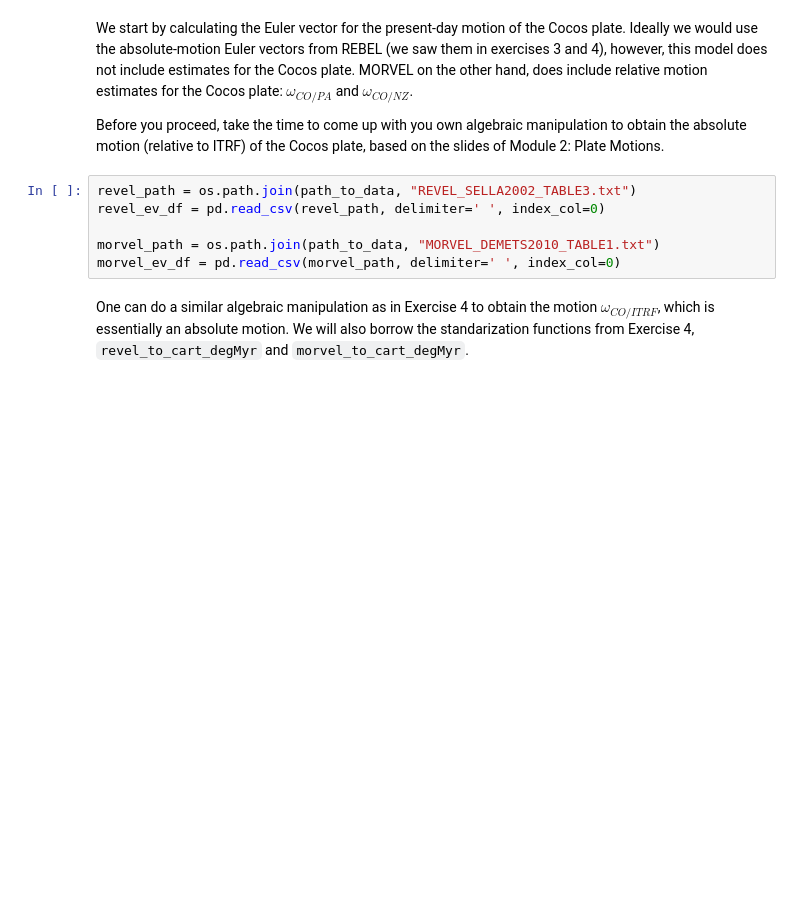
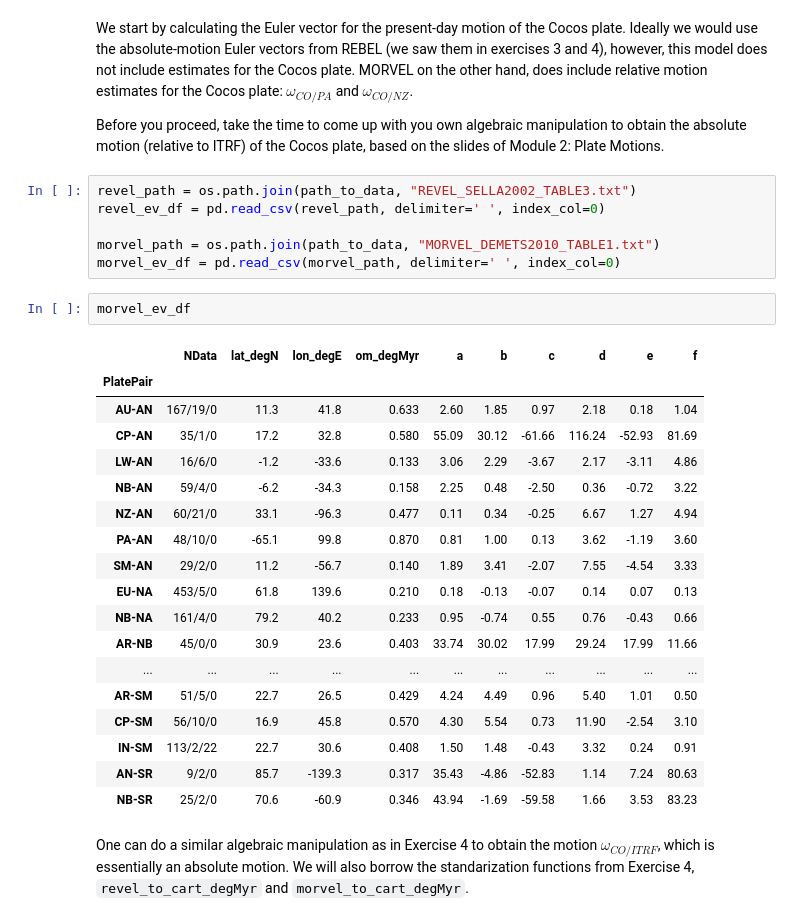
Before and after one commit to ValeEspinozaF/GeodynamicsTeaching-KU2024, a Jupyter notebook: EX6_DYNAMIC_FORCES.ipynb, the cells around one changed output. Saved outputs shown, nothing was run; the diff lists cells and outputs as text; blank space fills up the shorter version.

```diff
--- a/EX6_DYNAMIC_FORCES.ipynb
+++ b/EX6_DYNAMIC_FORCES.ipynb
@@ -70,6 +73,27 @@ revel_ev_df = pd.read_csv(revel_path, delimiter=' ', index_col=0)
 
 morvel_path = os.path.join(path_to_data, "MORVEL_DEMETS2010_TABLE1.txt")
 morvel_ev_df = pd.read_csv(morvel_path, delimiter=' ', index_col=0)
+# %%
+morvel_ev_df
+# %% [output]
+|  | NData | lat_degN | lon_degE | om_degMyr | a | b | c | d | e | f |
+| PlatePair |  |  |  |  |  |  |  |  |  |  |
+| AU-AN | 167/19/0 | 11.3 | 41.8 | 0.633 | 2.60 | 1.85 | 0.97 | 2.18 | 0.18 | 1.04 |
+| CP-AN | 35/1/0 | 17.2 | 32.8 | 0.580 | 55.09 | 30.12 | -61.66 | 116.24 | -52.93 | 81.69 |
+| LW-AN | 16/6/0 | -1.2 | -33.6 | 0.133 | 3.06 | 2.29 | -3.67 | 2.17 | -3.11 | 4.86 |
+| NB-AN | 59/4/0 | -6.2 | -34.3 | 0.158 | 2.25 | 0.48 | -2.50 | 0.36 | -0.72 | 3.22 |
+| NZ-AN | 60/21/0 | 33.1 | -96.3 | 0.477 | 0.11 | 0.34 | -0.25 | 6.67 | 1.27 | 4.94 |
+| PA-AN | 48/10/0 | -65.1 | 99.8 | 0.870 | 0.81 | 1.00 | 0.13 | 3.62 | -1.19 | 3.60 |
+| SM-AN | 29/2/0 | 11.2 | -56.7 | 0.140 | 1.89 | 3.41 | -2.07 | 7.55 | -4.54 | 3.33 |
+| EU-NA | 453/5/0 | 61.8 | 139.6 | 0.210 | 0.18 | -0.13 | -0.07 | 0.14 | 0.07 | 0.13 |
+| NB-NA | 161/4/0 | 79.2 | 40.2 | 0.233 | 0.95 | -0.74 | 0.55 | 0.76 | -0.43 | 0.66 |
+| AR-NB | 45/0/0 | 30.9 | 23.6 | 0.403 | 33.74 | 30.02 | 17.99 | 29.24 | 17.99 | 11.66 |
+| ... | ... | ... | ... | ... | ... | ... | ... | ... | ... | ... |
+| AR-SM | 51/5/0 | 22.7 | 26.5 | 0.429 | 4.24 | 4.49 | 0.96 | 5.40 | 1.01 | 0.50 |
+| CP-SM | 56/10/0 | 16.9 | 45.8 | 0.570 | 4.30 | 5.54 | 0.73 | 11.90 | -2.54 | 3.10 |
+| IN-SM | 113/2/22 | 22.7 | 30.6 | 0.408 | 1.50 | 1.48 | -0.43 | 3.32 | 0.24 | 0.91 |
+| AN-SR | 9/2/0 | 85.7 | -139.3 | 0.317 | 35.43 | -4.86 | -52.83 | 1.14 | 7.24 | 80.63 |
+| NB-SR | 25/2/0 | 70.6 | -60.9 | 0.346 | 43.94 | -1.69 | -59.58 | 1.66 | 3.53 | 83.23 |
 # %% [markdown]
 One can do a similar algebraic manipulation as in Exercise 4 to obtain the motion $\omega_{CO/ITRF}$, which is essentially an absolute motion. We will also borrow the standarization functions from Exercise 4, `revel_to_cart_degMyr` and `morvel_to_cart_degMyr`.
 # %%
```
Also changed, not shown: parts of 15 cells of this notebook, 11 other files.
